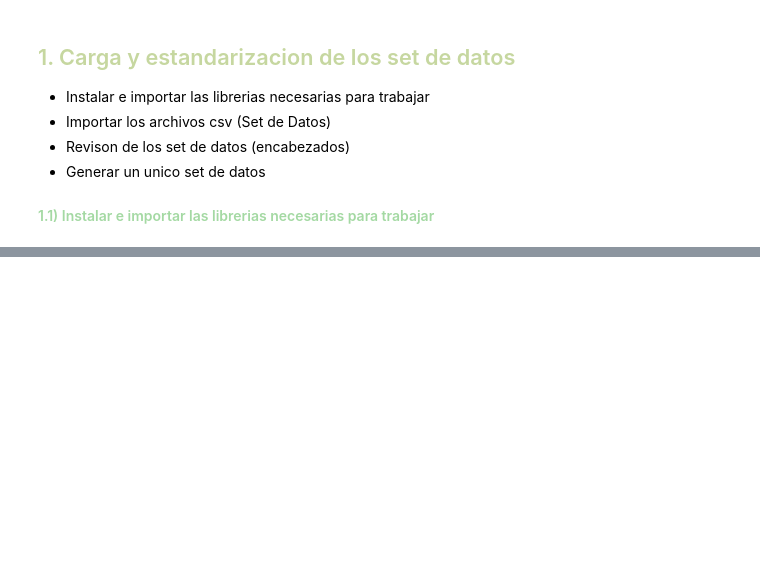
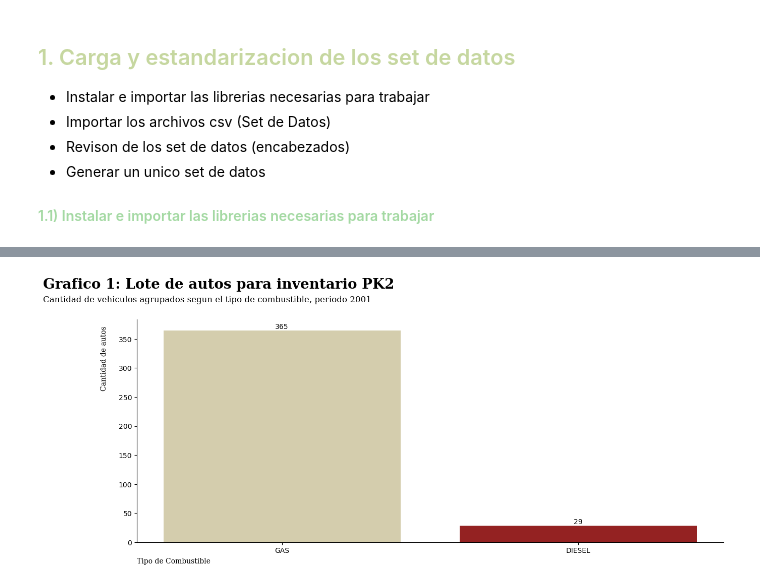
Before and after one commit to DanHer9/AnalisisDatos, a Jupyter notebook: EDA_Carros.ipynb, the cells around one changed output, grey strips where cells are left out. Saved outputs shown, nothing was run; the diff lists cells and outputs as text; code cells hidden in the pictures; blank space fills up the shorter version.

```diff
--- a/EDA_Carros.ipynb
+++ b/EDA_Carros.ipynb
@@ -30,0 +640,3 @@
+# %%
+bins=np.linspace(min(dfAutos['horsepower']),max(dfAutos['horsepower']),4)
+bins
@@ -30,0 +670,5 @@
+# %%
+mpl.rcParams["axes.spines.bottom"]=True
+mpl.rcParams["axes.spines.top"]=False
+mpl.rcParams["axes.spines.left"]=True
+mpl.rcParams["axes.spines.right"]=False
@@ -30,0 +688,12 @@
+# %%
+#-------------------------------------------------------------------------------------------------#
+#Parametros: dfParam -> Es el set de datos completo,
+#            nomColumna -> El nombre de la variable por la cual voy a agrupar los datos.
+#            orden -> True para que ordenado de menor a mayor, False para se ordene de mayor a menor
+#-------------------------------------------------------------------------------------------------#
+def agrupaYcuenta(dfParam,nomColumna,orden):
+    gf= dfParam.groupby([nomColumna]).count()
+    gf=gf.iloc[:,:1]
+    gf.rename({"symboling":"cantidad"}, axis=1,inplace=True)
+    gf=gf.sort_values('cantidad',ascending=orden)
+    return gf
@@ -30,0 +702,68 @@
+# %%
+dfAgrupado = agrupaYcuenta(dfAutos,'fuel',False)
+
+#-------------------------GRAFICO DE BARRAS-----------------------#
+fig, ax = plt.subplots(1,1, figsize =(15,6.9),dpi =100)
+
+etiquetaBarras = dfAgrupado.index.tolist()
+alturaBarras = dfAgrupado['cantidad'].tolist()
+coloresBarras = ["#d4cdad","#942222"]
+
+gBarra = ax.bar(etiquetaBarras, alturaBarras, color=coloresBarras)
+
+#------------------------------------------------------------------#
+#-----------------------CONFIG.DEL GRAFICO-------------------------#
+#------------------------------------------------------------------#
+titulo = "Grafico 1: Lote de autos para inventario PK2"
+plt.suptitle(titulo,
+            horizontalalignment = 'left',
+            x = 0.001,
+            y = 0.87,
+            transform = fig.transFigure,
+            fontsize = 20,
+            fontweight = 'bold',
+            fontfamily = 'serif')
+
+subtitulo = "Cantidad de vehiculos agrupados segun el tipo de combustible, periodo 2001"
+ax.set_title(subtitulo,
+            ha = 'left',
+            x = 0.001,
+            y = 0.80,
+            transform = fig.transFigure,
+            fontsize = 12,
+            fontweight = 'regular',
+            fontfamily = 'serif')
+
+etiquetax = "Tipo de Combustible"
+ax.set_xlabel(etiquetax,
+             ha = 'left',
+             fontsize = 10,
+             fontweight = 'regular',
+             fontfamily = 'serif')
+
+etiquetay = "Cantidad de autos"
+ax.set_ylabel(etiquetay,
+             ha = 'left',
+             fontsize = 10,
+             fontweight = 'regular',
+             fontfamily = 'serif')
+
+ax.xaxis.set_label_coords(x=0, y = - 0.07, transform = ax.transAxes)
+ax.yaxis.set_label_coords(x=-0.05, y = 0.68, transform = ax.transAxes)
+
+#---------------------------------------------------------------------------------------------#
+#-------------------------------Crear etiqueta para cada barra--------------------------------#
+#---------------------------------------------------------------------------------------------#
+
+for barra in gBarra:
+
+    altura = barra.get_height()
+
+    ax.text(barra.get_x() + barra.get_width() / 2, altura, str(altura), ha='center', va='bottom', fontsize=10, color='black')
+
+#---------------------------------------------------------------------------------------------#
+
+plt.subplots_adjust(top = 0.75)
+plt.show()
+# %% [output]
+[figure, added]
```
Also changed, not shown: parts of 84 cells of this notebook.
